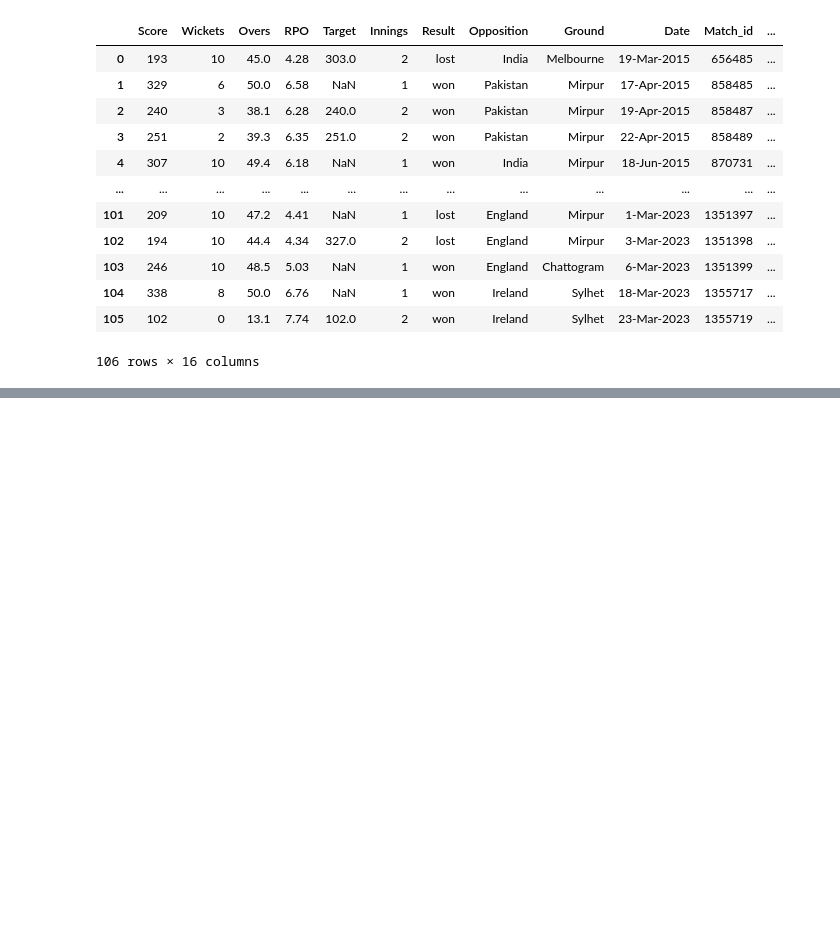
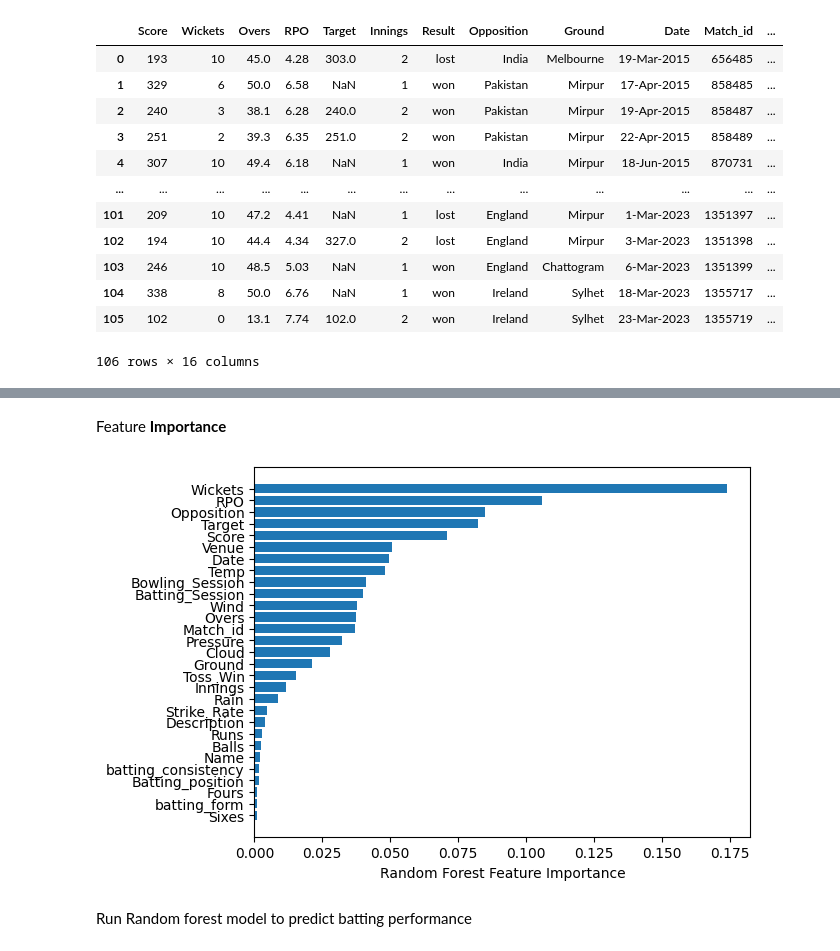
Before and after one commit to Anikcse19/Books-site-with-responsive, a Jupyter notebook: Thesis_Work.ipynb, the cells around one changed output, grey strips where cells are left out. Saved outputs shown, nothing was run; the diff lists cells and outputs as text; code cells hidden in the pictures; blank space fills up the shorter version.

```diff
--- a/Thesis_Work.ipynb
+++ b/Thesis_Work.ipynb
@@ -916,0 +492,3 @@ ValueError: ignored
+# %%
+match_list_df= match_list_df.drop(['Date', 'Venue', 'Batting_Session',], axis=1)
+match_list_df
@@ -916,0 +551,65 @@ ValueError: ignored
+# %% [markdown]
+Feature **Importance**
+# %%
+from sklearn.ensemble import RandomForestClassifier
+from sklearn.feature_selection import SelectFromModel
+from sklearn.preprocessing import LabelEncoder, StandardScaler, MinMaxScaler
+
+# replace '-' with NaN
+batting_match_df = batting_match_df.replace('-', np.nan)
+
+# fill NaN values with a numeric value
+batting_match_df = batting_match_df.fillna(0)
+
+# separate the target variable
+y = batting_match_df['Result']
+# print(X)
+X = batting_match_df.drop(columns=['Result','URL_Text','Url text'])
+# print(X)
+
+
+# encode categorical variables
+cat_cols = ['Name', 'Description', 'Batting_Session', 'Date', 'Venue', 'Opposition', 'Ground', 'Bowling_Session', 'Toss_Win']
+encoder = LabelEncoder()
+X_encoded = X[cat_cols].apply(encoder.fit_transform)
+X_encoded = X_encoded.join(X.drop(cat_cols, axis=1))
+
+# print(X_encoded)
+# print(X_encoded.max())
+# print(X_encoded.min())
+
+# replace infinity with NaN and drop rows containing NaN values
+X_encoded.replace([np.inf, -np.inf], np.nan, inplace=True)
+X_encoded.dropna(inplace=True)
+y = y[X_encoded.index]
+
+
+
+# scale the data
+scaler = MinMaxScaler()
+X_scaled = scaler.fit_transform(X_encoded)
+
+# print(X_scaled)
+# feature selection using Random Forest
+rfc = RandomForestClassifier(n_estimators=100, random_state=42)
+
+
+# fit the model on the selected features
+rfc.fit(X_scaled, y)
+
+# get the important feature names
+feature_names = X_encoded.columns.tolist()
+
+
+# plot feature importance
+importance = rfc.feature_importances_
+sorted_idx = np.argsort(importance)
+
+plt.barh(range(len(sorted_idx)), importance[sorted_idx])
+plt.yticks(range(len(sorted_idx)), X_encoded.columns[sorted_idx])
+plt.xlabel('Random Forest Feature Importance')
+plt.show()
+# %% [output]
+[figure, added]
+# %% [markdown]
+Run Random forest model to predict batting performance
```
Also changed, not shown: parts of 125 cells of this notebook.
